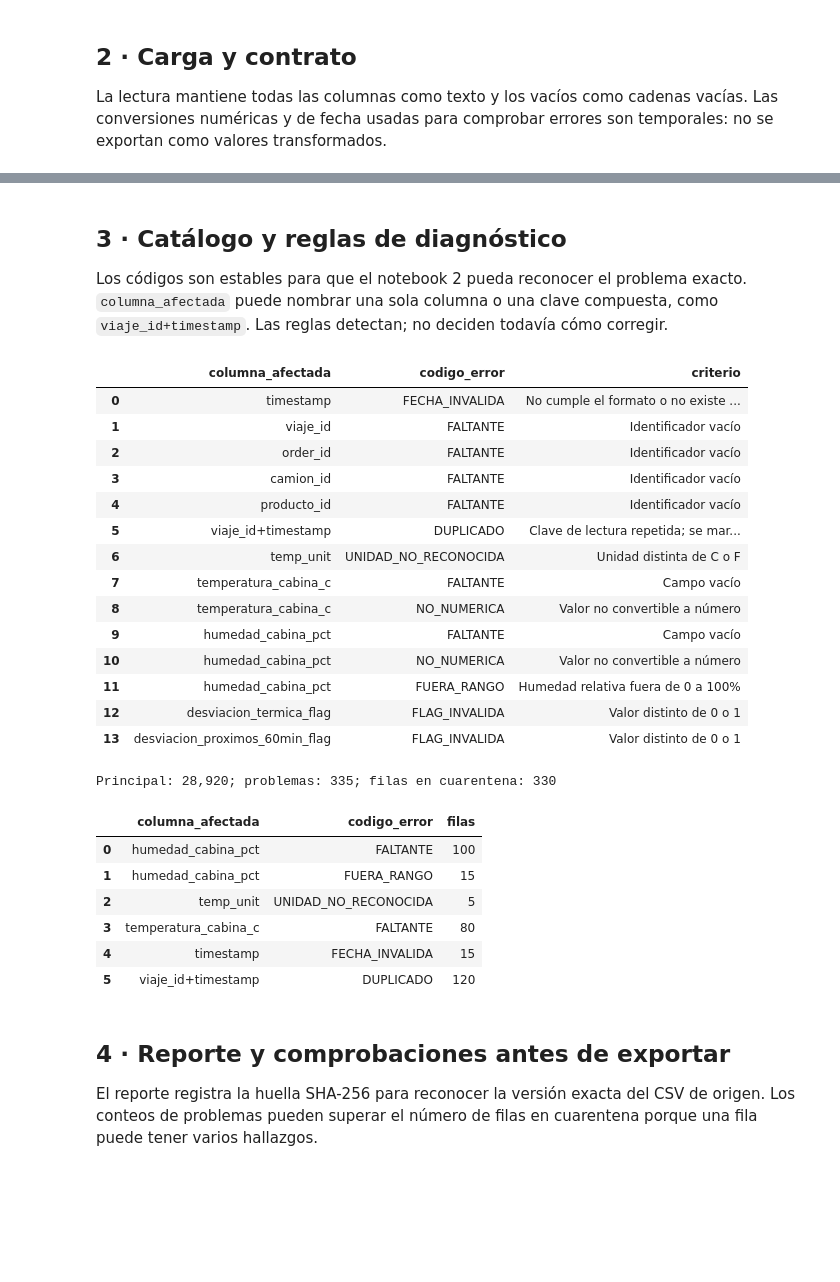
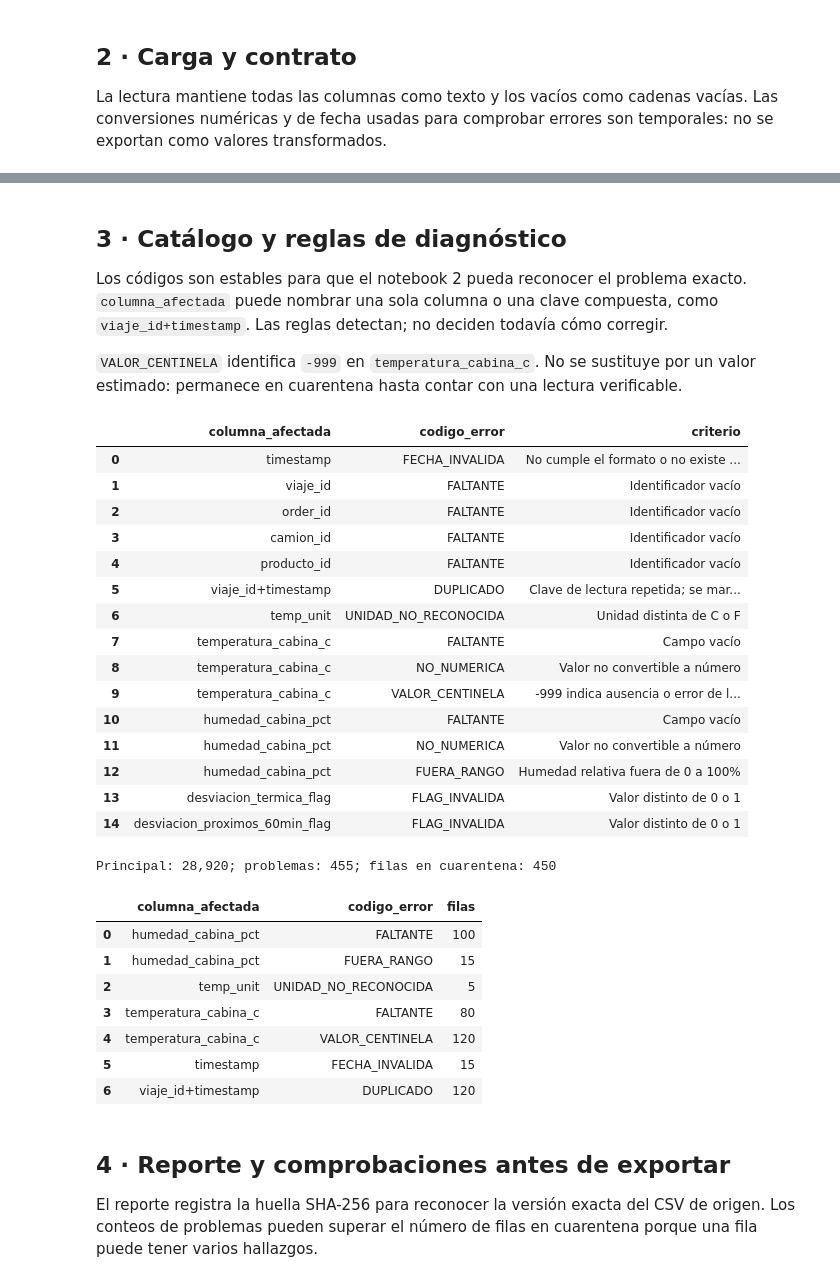
Before and after one commit to remrodri/practicasNotebookColab, a Jupyter notebook: S4/andinalog_iot_telemetry/notebook1/S4_01_AndinaLog_IoT_Diagnostico_Local_Drive.ipynb, the cells around one changed output, grey strips where cells are left out. Cells and saved outputs as stored; diff of their text form; code cells hidden in the pictures; blank space fills up the shorter version.

Commit message:
fix: se corrigio el notebook1 de andinalog_iot_telemetry que no estaba mandando a cuarentena temperaturas de valor -999

```diff
--- a/S4/andinalog_iot_telemetry/notebook1/S4_01_AndinaLog_IoT_Diagnostico_Local_Drive.ipynb
+++ b/S4/andinalog_iot_telemetry/notebook1/S4_01_AndinaLog_IoT_Diagnostico_Local_Drive.ipynb
@@ -21,11 +21,11 @@ import re
 import tempfile
 import pandas as pd
 
-ENTORNO = "drive"  # "local" o "drive"
+ENTORNO = "auto"  # "auto", "local" o "drive"
 RUTA_PROYECTO_DRIVE = "/content/drive/MyDrive/GIAD"  # ajustar si la carpeta real es otra
 CARPETA_DATASETS = "AndinaLog_03B_Bronce"
 NOMBRE_CSV = "andinalog_iot_telemetry.csv"
-VERSION_DIAGNOSTICO = "GIAD-M3-S4-IOT-diagnostico-v2"
+VERSION_DIAGNOSTICO = "GIAD-M3-S4-IOT-diagnostico-v3"
 
 COLUMNAS_ORIGINALES = [
     "timestamp", "viaje_id", "order_id", "camion_id", "producto_id",
@@ -40,6 +40,8 @@ def encontrar_raiz_local():
     raise FileNotFoundError("No se encontró la raíz del proyecto; ejecuta dentro de practicasNotebookColab.")
 
 def configurar_rutas(entorno, ruta_drive):
+    if entorno == "auto":
+        entorno = "drive" if "google.colab" in __import__("sys").modules else "local"
     if entorno == "drive":
         from google.colab import drive
         drive.mount("/content/drive")
@@ -47,7 +49,7 @@ def configurar_rutas(entorno, ruta_drive):
     elif entorno == "local":
         raiz = encontrar_raiz_local()
     else:
-        raise ValueError("ENTORNO debe ser 'local' o 'drive'")
+        raise ValueError("ENTORNO debe ser 'auto', 'local' o 'drive'")
     bronze = raiz / "datasets" / CARPETA_DATASETS / NOMBRE_CSV
     salidas = raiz / "S4" / "andinalog_iot_telemetry"/ "notebook1" / "salidas"
     if not bronze.is_file():
@@ -97,6 +99,8 @@ SHA-256: c5f78ed802f8455dfc8eac91295954c38a159029e77b8ed748875fe2d8cf7467
 ## 3 · Catálogo y reglas de diagnóstico
 
 Los códigos son estables para que el notebook 2 pueda reconocer el problema exacto. `columna_afectada` puede nombrar una sola columna o una clave compuesta, como `viaje_id+timestamp`. Las reglas detectan; no deciden todavía cómo corregir.
+
+`VALOR_CENTINELA` identifica `-999` en `temperatura_cabina_c`. No se sustituye por un valor estimado: permanece en cuarentena hasta contar con una lectura verificable.
 # %%
 CATALOGO_PROBLEMAS = pd.DataFrame([
     ("timestamp", "FECHA_INVALIDA", "No cumple el formato o no existe en el calendario"),
@@ -108,6 +112,7 @@ CATALOGO_PROBLEMAS = pd.DataFrame([
     ("temp_unit", "UNIDAD_NO_RECONOCIDA", "Unidad distinta de C o F"),
     ("temperatura_cabina_c", "FALTANTE", "Campo vacío"),
     ("temperatura_cabina_c", "NO_NUMERICA", "Valor no convertible a número"),
+    ("temperatura_cabina_c", "VALOR_CENTINELA", "-999 indica ausencia o error de lectura; no es una temperatura utilizable"),
     ("humedad_cabina_pct", "FALTANTE", "Campo vacío"),
     ("humedad_cabina_pct", "NO_NUMERICA", "Valor no convertible a número"),
     ("humedad_cabina_pct", "FUERA_RANGO", "Humedad relativa fuera de 0 a 100%"),
@@ -146,13 +151,15 @@ def detectar_timestamps_y_duplicados(df):
         registrar_problema(df, duplicada, "viaje_id+timestamp", "DUPLICADO", evidencia_clave),
     ]
 
-def detectar_medicion(df, columna, rango=None):
+def detectar_medicion(df, columna, rango=None, centinelas=()):
     valor = texto(df, columna)
     numero = pd.to_numeric(valor, errors="coerce")
     hallazgos = [
         registrar_problema(df, valor.eq(""), columna, "FALTANTE"),
         registrar_problema(df, valor.ne("") & numero.isna(), columna, "NO_NUMERICA"),
     ]
+    if centinelas:
+        hallazgos.append(registrar_problema(df, numero.isin(centinelas), columna, "VALOR_CENTINELA"))
     if rango is not None:
         minimo, maximo = rango
         hallazgos.append(registrar_problema(df, numero.notna() & ~numero.between(minimo, maximo), columna, "FUERA_RANGO"))
@@ -172,48 +179,50 @@ def diagnosticar(df_bronze):
     hallazgos = (
         detectar_identificadores(principal)
         + detectar_timestamps_y_duplicados(principal)
-        + detectar_medicion(principal, "temperatura_cabina_c")
+        + detectar_medicion(principal, "temperatura_cabina_c", centinelas=(-999,))
         + detectar_medicion(principal, "humedad_cabina_pct", rango=(0, 100))
         + detectar_unidad_y_flags(principal)
     )
     problemas = pd.concat(hallazgos, ignore_index=True)
     problemas = problemas.sort_values(["fila_bronze", "columna_afectada", "codigo_error"], kind="stable").reset_index(drop=True)
     problemas["version_diagnostico"] = VERSION_DIAGNOSTICO
     columnas_por_fila = problemas.groupby("fila_bronze")["columna_afectada"].agg(
         lambda valores: "|".join(dict.fromkeys(valores))
     )
     principal["columnas_con_problemas"] = principal["fila_bronze"].map(columnas_por_fila).fillna("")
     principal["en_cuarentena"] = principal["columnas_con_problemas"].ne("")
     return principal, problemas
 
 df_diagnosticado, df_problemas = diagnosticar(df_bronze)
 df_cuarentena = df_diagnosticado.loc[df_diagnosticado["en_cuarentena"]].copy()
 print(f"Principal: {len(df_diagnosticado):,}; problemas: {len(df_problemas):,}; filas en cuarentena: {len(df_cuarentena):,}")
 display(df_problemas.groupby(["columna_afectada", "codigo_error"]).size().rename("filas").reset_index())
 # %% [output]
 |  | columna_afectada | codigo_error | criterio |
 | 0 | timestamp | FECHA_INVALIDA | No cumple el formato o no existe ... |
 | 1 | viaje_id | FALTANTE | Identificador vacío |
 | 2 | order_id | FALTANTE | Identificador vacío |
 | 3 | camion_id | FALTANTE | Identificador vacío |
 | 4 | producto_id | FALTANTE | Identificador vacío |
 | 5 | viaje_id+timestamp | DUPLICADO | Clave de lectura repetida; se mar... |
 | 6 | temp_unit | UNIDAD_NO_RECONOCIDA | Unidad distinta de C o F |
 | 7 | temperatura_cabina_c | FALTANTE | Campo vacío |
 | 8 | temperatura_cabina_c | NO_NUMERICA | Valor no convertible a número |
-| 9 | humedad_cabina_pct | FALTANTE | Campo vacío |
-| 10 | humedad_cabina_pct | NO_NUMERICA | Valor no convertible a número |
-| 11 | humedad_cabina_pct | FUERA_RANGO | Humedad relativa fuera de 0 a 100% |
-| 12 | desviacion_termica_flag | FLAG_INVALIDA | Valor distinto de 0 o 1 |
-| 13 | desviacion_proximos_60min_flag | FLAG_INVALIDA | Valor distinto de 0 o 1 |
+| 9 | temperatura_cabina_c | VALOR_CENTINELA | -999 indica ausencia o error de l... |
+| 10 | humedad_cabina_pct | FALTANTE | Campo vacío |
+| 11 | humedad_cabina_pct | NO_NUMERICA | Valor no convertible a número |
+| 12 | humedad_cabina_pct | FUERA_RANGO | Humedad relativa fuera de 0 a 100% |
+| 13 | desviacion_termica_flag | FLAG_INVALIDA | Valor distinto de 0 o 1 |
+| 14 | desviacion_proximos_60min_flag | FLAG_INVALIDA | Valor distinto de 0 o 1 |
-Principal: 28,920; problemas: 335; filas en cuarentena: 330
+Principal: 28,920; problemas: 455; filas en cuarentena: 450
 |  | columna_afectada | codigo_error | filas |
 | 0 | humedad_cabina_pct | FALTANTE | 100 |
 | 1 | humedad_cabina_pct | FUERA_RANGO | 15 |
 | 2 | temp_unit | UNIDAD_NO_RECONOCIDA | 5 |
 | 3 | temperatura_cabina_c | FALTANTE | 80 |
-| 4 | timestamp | FECHA_INVALIDA | 15 |
-| 5 | viaje_id+timestamp | DUPLICADO | 120 |
+| 4 | temperatura_cabina_c | VALOR_CENTINELA | 120 |
+| 5 | timestamp | FECHA_INVALIDA | 15 |
+| 6 | viaje_id+timestamp | DUPLICADO | 120 |
 # %% [markdown]
 ## 4 · Reporte y comprobaciones antes de exportar
 
```
Also changed, not shown: parts of 2 cells of this notebook, 11 other files.
